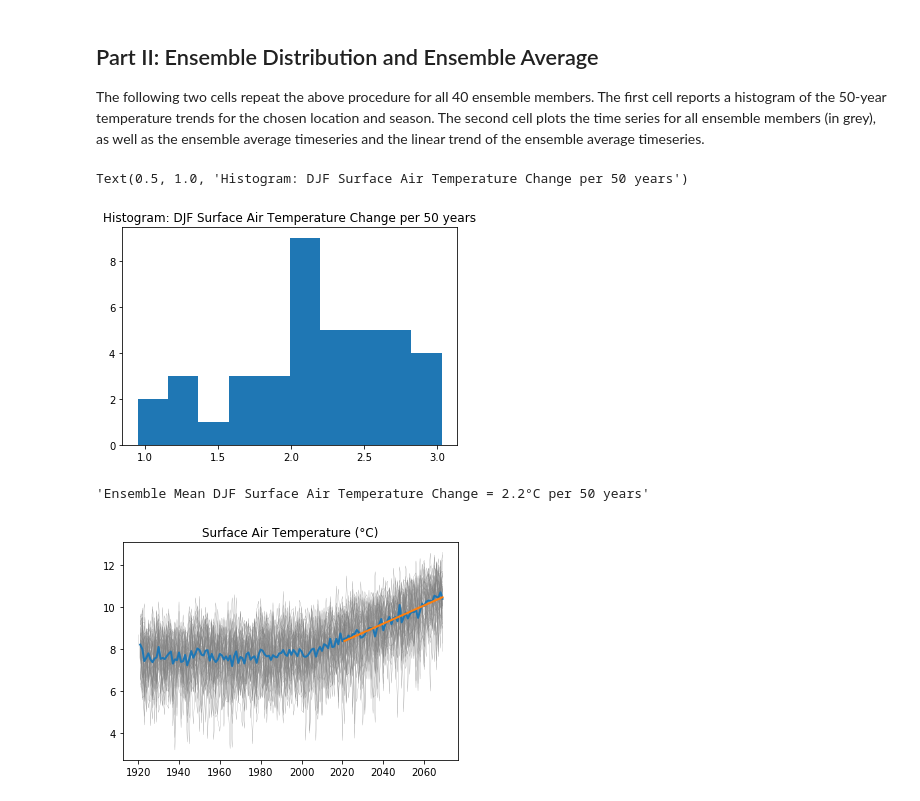
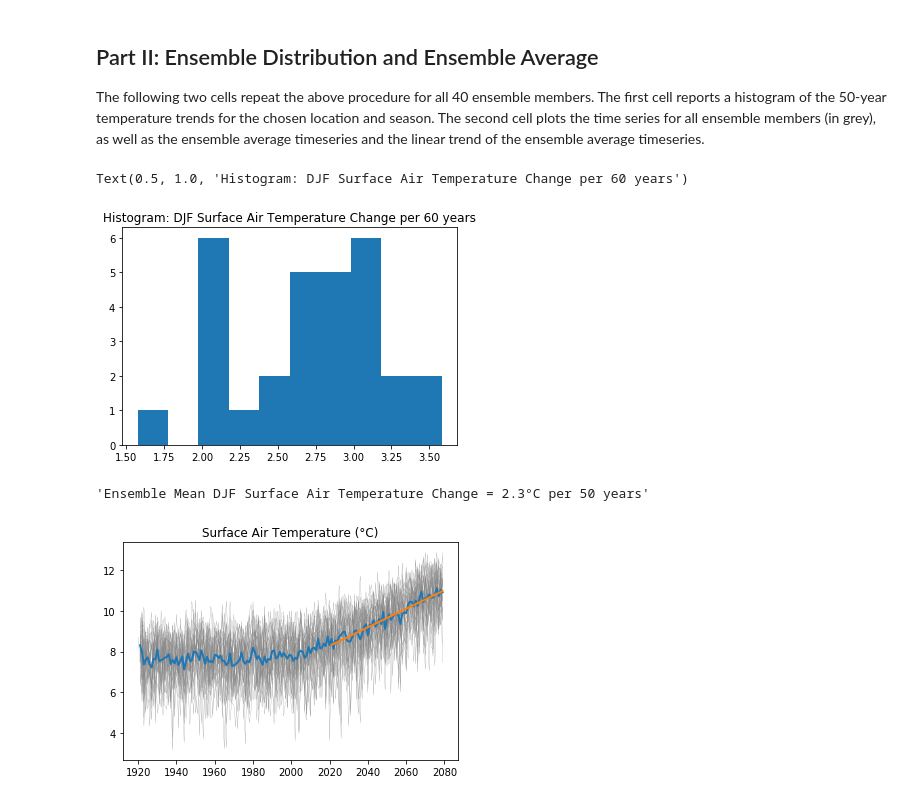
Before and after one commit to rcjwills/CESM-LE_example, a Jupyter notebook: CESM-LE_example.ipynb, the cells around one changed output. Cells and saved outputs as stored; diff of their text form; code cells hidden in the pictures.

```diff
--- a/CESM-LE_example.ipynb
+++ b/CESM-LE_example.ipynb
@@ -15,7 +15,8 @@ import matplotlib.pyplot as plt
 # %%
 #specify data location and construct filename associated with a single ensemble member
 lensdir = os.getcwd() + '/cesm1_lens_tas_CONUS/'
-member = random.randint(1, 40)
+ne = 30
+member = random.randint(1, ne)
 
 files = sorted(os.listdir(lensdir))
 files = [s for s in files if "rcp85" in s]
@@ -72,7 +73,7 @@ The following cell computes the linear temperature trend for the chosen location
 # %%
-# Compute linear trend over next 50 years (2021-2070) and plot
+# Compute linear trend over next 60 years (2021-2080) and plot
 trend_year_1 = 2021
-trend_year_2 = 2070
+trend_year_2 = 2080
 
 i1920 = np.where(years.values==1920)
 i1920 = int(i1920[0])
@@ -88,5 +89,5 @@ plt.plot(years.values[i1920:iend],tas_seasonal.values[i1920:iend])
 plt.plot(x,p[0]*x+p[1],linewidth=2)
 plt.title('Surface Air Temperature (°C)')
 
-display(season_select + " Surface Air Temperature Change = " + str(round(p[0]*50,1)) + "°C per 50 years")
+display(season_select + " Surface Air Temperature Change = " + str(round(p[0]*60,1)) + "°C per 60 years")
 # %% [output]
@@ -103,44 +104,44 @@ The following two cells repeat the above procedure for all 40 ensemble members.
 # %%
 # Repeat the procedure for all ensemble members
 
-dT = [0 for i in range(40)]
-tas_seasonal_all = np.empty((len(tas_seasonal.values[i1920:iend]),40))
+dT = [0 for i in range(ne)]
+tas_seasonal_all = np.empty((len(tas_seasonal.values[i1920:iend]),ne))
 
-for i in range(40):
+for i in range(ne):
     file = [s for s in files if "r" + str(i+1) + "i" in s]
     filename = lensdir+file[0]
 
     ds_tas = xr.open_dataset(filename)
     tas = ds_tas.tas.sel(lon=lon_plot, lat=lat_plot, method="nearest")-273.15
 
     tas_seasonal = tas.where(tas['time.season'] == season_select)
     if 'DJF' in season_select:
         tas_seasonal = tas_seasonal.rolling(min_periods=3, center=True, time=3).mean()
         warnings.simplefilter("ignore")
         tas_seasonal = tas_seasonal.groupby('time.year').mean('time')
         warnings.simplefilter("default")
     else:
         tas_seasonal = tas_seasonal.groupby('time.year').mean('time')
 
     year = ds_tas.time.dt.year
     years = year[::12]
     i1920 = np.where(years.values==1920)
     i1920 = int(i1920[0])
     istart = np.where(years.values==trend_year_1)
     istart = int(istart[0])
     iend = np.where(years.values==trend_year_2)
     iend = int(iend[0])
 
     p = np.polyfit(years.values[istart:iend], tas_seasonal.values[istart:iend], 1)
     tas_seasonal_all[:,i] = tas_seasonal.values[i1920:iend]
-    dT[i] = p[0]*50
+    dT[i] = p[0]*60
 
 f=plt.figure()
 plt.hist(dT)
-plt.title("Histogram: " + season_select + " Surface Air Temperature Change per 50 years")
+plt.title("Histogram: " + season_select + " Surface Air Temperature Change per 60 years")
 # %% [output]
-Text(0.5, 1.0, 'Histogram: DJF Surface Air Temperature Change per 50 years')
+Text(0.5, 1.0, 'Histogram: DJF Surface Air Temperature Change per 60 years')
-[figure, old version]
+[figure, new version]
 # %%
 tas_seasonal_emean = np.mean(tas_seasonal_all,axis=1)
 
@@ -155,5 +156,5 @@ plt.title('Surface Air Temperature (°C)')
 
 display("Ensemble Mean " + season_select + " Surface Air Temperature Change = " + str(round(p[0]*50,1)) + "°C per 50 years")
 # %% [output]
-'Ensemble Mean DJF Surface Air Temperature Change = 2.2°C per 50 years'
+'Ensemble Mean DJF Surface Air Temperature Change = 2.3°C per 50 years'
-[figure, old version]
+[figure, new version]
```
Also changed, not shown: parts of 4 cells of this notebook.
